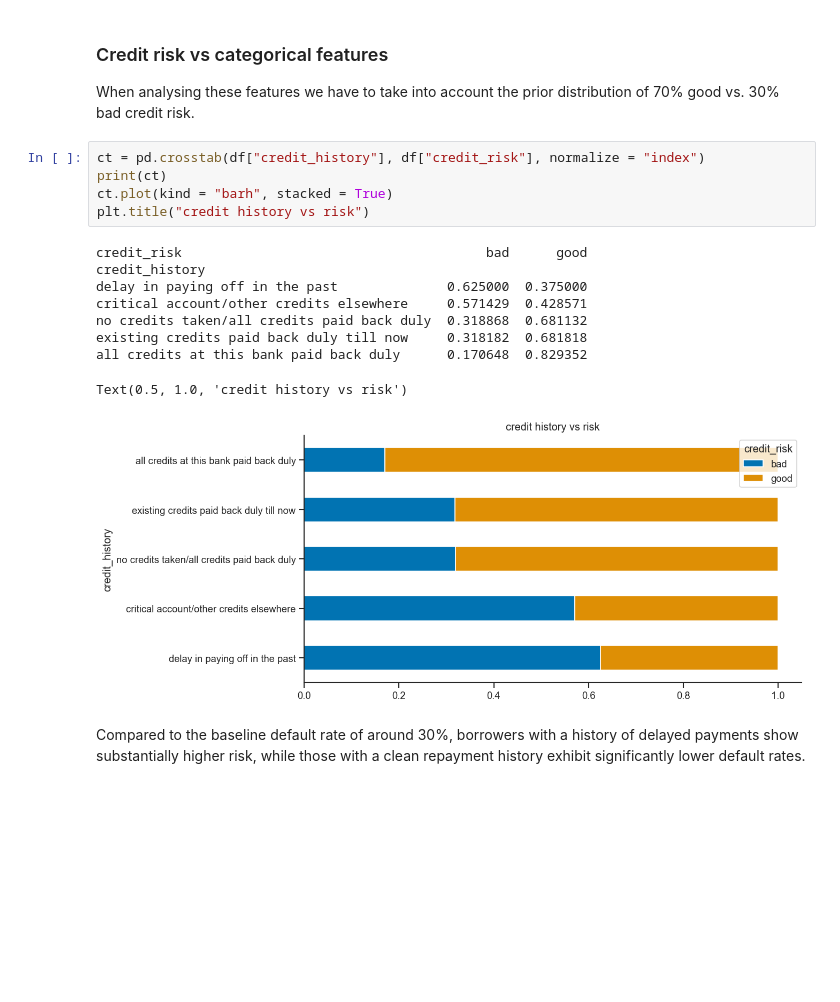
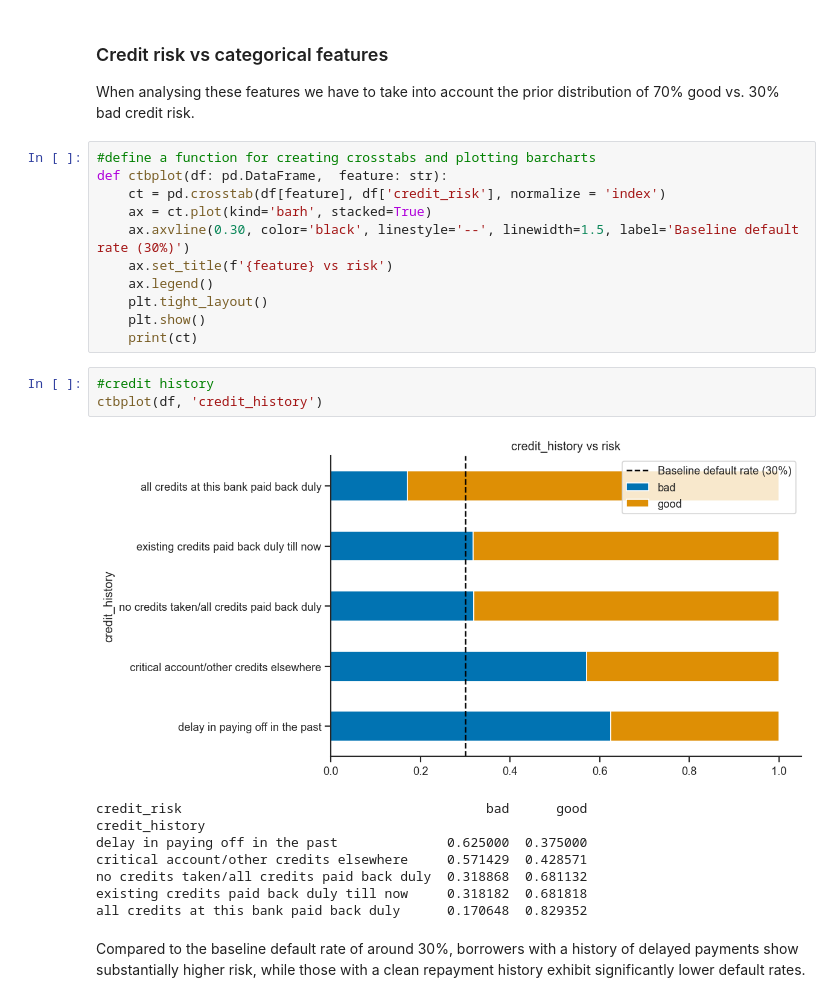
Before and after one commit to alexwill314/german_credit_eda, a Jupyter notebook: notebooks/German_Credit_Data_Analysis.ipynb, the cells around one changed output. Cells and saved outputs as stored; diff of their text form; blank space fills up the shorter version.

Commit message:
included crosstab plot function

```diff
--- a/notebooks/German_Credit_Data_Analysis.ipynb
+++ b/notebooks/German_Credit_Data_Analysis.ipynb
@@ -220,12 +220,22 @@ Higher credit amounts and longer durations show a tendency toward increased risk
 ### Credit risk vs categorical features
 
 When analysing these features we have to take into account the prior distribution of 70% good vs. 30% bad credit risk.
+# %%
+#define a function for creating crosstabs and plotting barcharts
+def ctbplot(df: pd.DataFrame,  feature: str):
+    ct = pd.crosstab(df[feature], df['credit_risk'], normalize = 'index')
+    ax = ct.plot(kind='barh', stacked=True)
+    ax.axvline(0.30, color='black', linestyle='--', linewidth=1.5, label='Baseline default rate (30%)')
+    ax.set_title(f'{feature} vs risk')
+    ax.legend()
+    plt.tight_layout()
+    plt.show()
+    print(ct)
 # %%
-ct = pd.crosstab(df["credit_history"], df["credit_risk"], normalize = "index")
-print(ct)
-ct.plot(kind = "barh", stacked = True)
-plt.title("credit history vs risk")
+#credit history
+ctbplot(df, 'credit_history')
 # %% [output]
+[figure, new version]
 credit_risk                                       bad      good
 credit_history
 delay in paying off in the past              0.625000  0.375000
@@ -233,8 +243,6 @@ critical account/other credits elsewhere     0.571429  0.428571
 no credits taken/all credits paid back duly  0.318868  0.681132
 existing credits paid back duly till now     0.318182  0.681818
 all credits at this bank paid back duly      0.170648  0.829352
-Text(0.5, 1.0, 'credit history vs risk')
-[figure, old version]
 # %% [markdown]
 Compared to the baseline default rate of around 30%, borrowers with a history of delayed payments show substantially higher risk, while those with a clean repayment history exhibit significantly lower default rates.
 # %%
```
Also changed, not shown: parts of 24 cells of this notebook.
